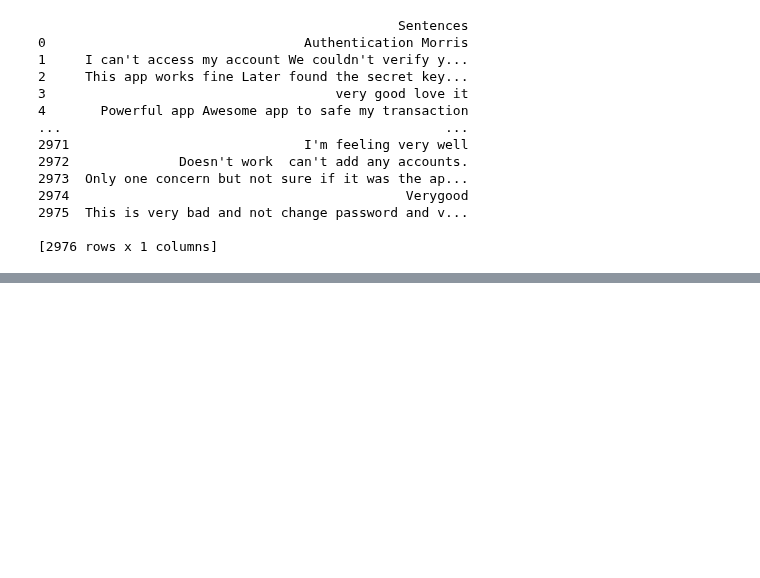
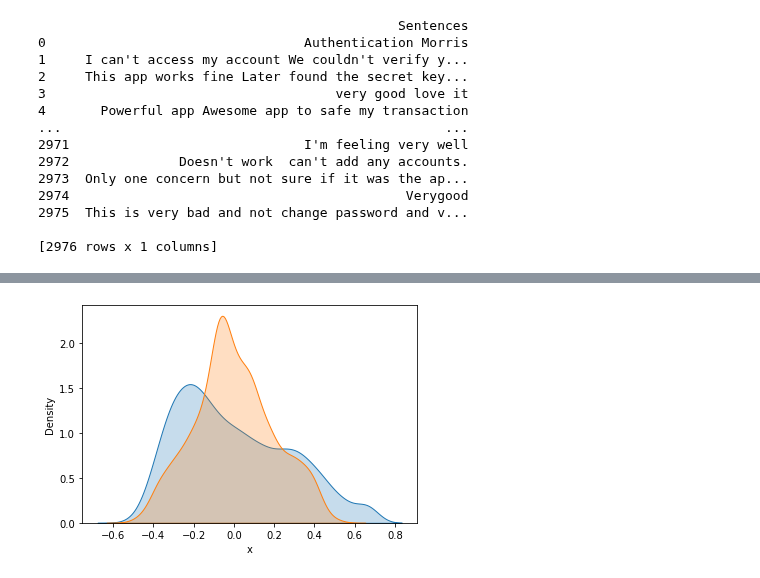
Before and after one commit to LuisSante/Text-segmentation-using-Agglomerative-Clustering, a Jupyter notebook: NLP - Clustering/exp_clusters_2.ipynb, the cells around one changed output, grey strips where cells are left out. Saved outputs shown, nothing was run; the diff lists cells and outputs as text; code cells hidden in the pictures; blank space fills up the shorter version.

```diff
--- a/NLP - Clustering/exp_clusters_2.ipynb
+++ b/NLP - Clustering/exp_clusters_2.ipynb
@@ -81,0 +109,3 @@ array([[-46.17282  ,   1.6743292],
+# %%
+distribution = pd.DataFrame(X_principal, columns=['x', 'y'])
+distribution
@@ -81,0 +126,5 @@ array([[-46.17282  ,   1.6743292],
+# %%
+for col in 'xy':
+    sns.kdeplot(distribution[col], shade=True)
+# %% [output]
+[figure, added]
```
Also changed, not shown: parts of 15 cells of this notebook, 3 other files.
